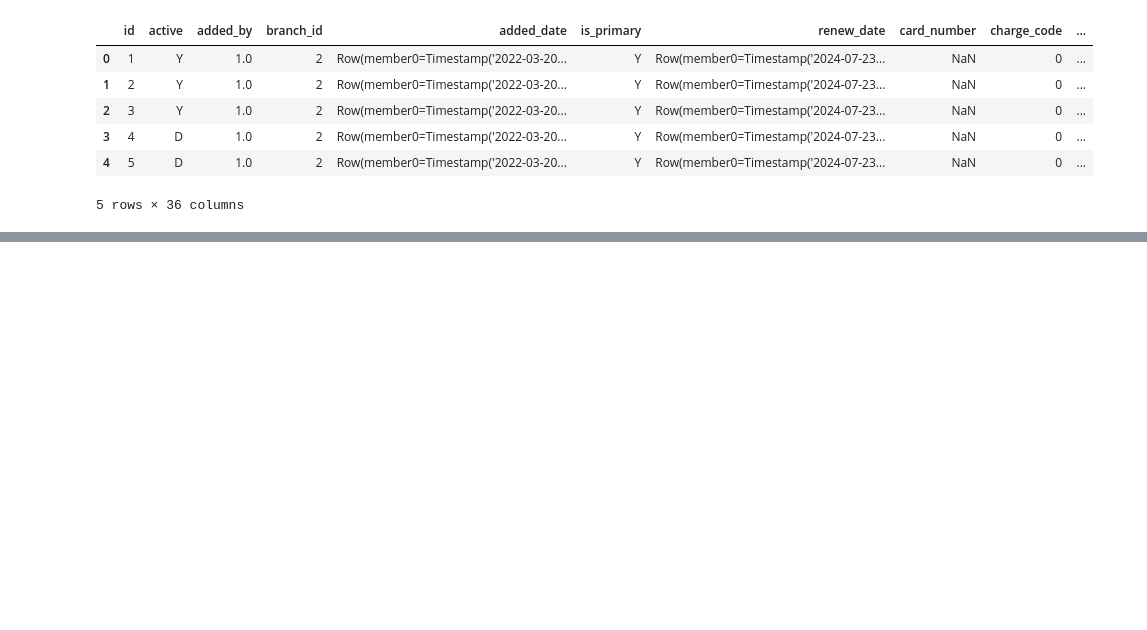
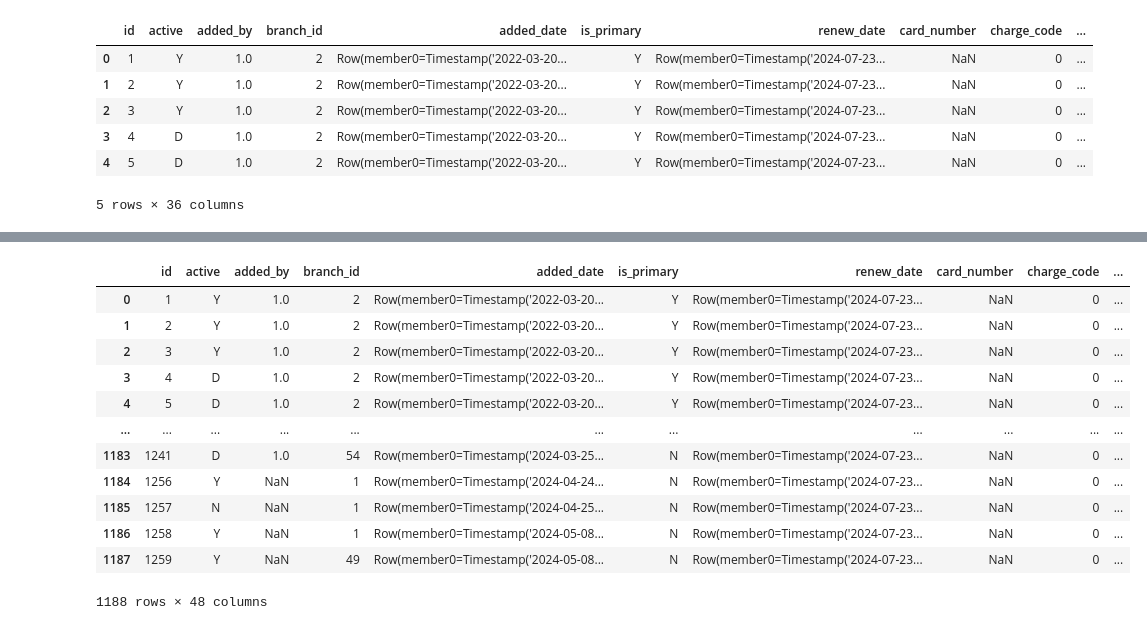
Before and after one commit to dlytica-gcp/masked_original, a Jupyter notebook: mobile_banking/bank_account/bank_account.ipynb, the cells around one changed output, grey strips where cells are left out. Drawn from its saved outputs; the diff is of its cells as text; code cells hidden in the pictures; blank space fills up the shorter version.

```diff
--- a/mobile_banking/bank_account/bank_account.ipynb
+++ b/mobile_banking/bank_account/bank_account.ipynb
@@ -1,7 +1,7 @@
 # %%
 import pandas as pd
-df_bank_acc=pd.read_excel("bank_account.xlsx")
-df_bank_acc.head()
+df_bankxp_bank_acc=pd.read_excel("bank_account.xlsx")
+df_bankxp_bank_acc.head()
 # %% [output]
 |  | id | active | added_by | branch_id | added_date | is_primary | renew_date | card_number | charge_code | ... |
 | 0 | 1 | Y | 1.0 | 2 | Row(member0=Timestamp('2022-03-20... | Y | Row(member0=Timestamp('2024-07-23... | NaN | 0 | ... |
@@ -12,0 +37,18 @@ df_bank_acc.head()
+# %%
+result = pd.merge(left=df_bankxp_bank_acc, right=df_cif_mask,how='left',left_on='account_owner_cbs_id',right_on='orgkey',suffixes=('_p', '_a'))
+
+result
+# %% [output]
+|  | id | active | added_by | branch_id | added_date | is_primary | renew_date | card_number | charge_code | ... |
+| 0 | 1 | Y | 1.0 | 2 | Row(member0=Timestamp('2022-03-20... | Y | Row(member0=Timestamp('2024-07-23... | NaN | 0 | ... |
+| 1 | 2 | Y | 1.0 | 2 | Row(member0=Timestamp('2022-03-20... | Y | Row(member0=Timestamp('2024-07-23... | NaN | 0 | ... |
+| 2 | 3 | Y | 1.0 | 2 | Row(member0=Timestamp('2022-03-20... | Y | Row(member0=Timestamp('2024-07-23... | NaN | 0 | ... |
+| 3 | 4 | D | 1.0 | 2 | Row(member0=Timestamp('2022-03-20... | Y | Row(member0=Timestamp('2024-07-23... | NaN | 0 | ... |
+| 4 | 5 | D | 1.0 | 2 | Row(member0=Timestamp('2022-03-20... | Y | Row(member0=Timestamp('2024-07-23... | NaN | 0 | ... |
+| ... | ... | ... | ... | ... | ... | ... | ... | ... | ... | ... |
+| 1183 | 1241 | D | 1.0 | 54 | Row(member0=Timestamp('2024-03-25... | N | Row(member0=Timestamp('2024-07-23... | NaN | 0 | ... |
+| 1184 | 1256 | Y | NaN | 1 | Row(member0=Timestamp('2024-04-24... | N | Row(member0=Timestamp('2024-07-23... | NaN | 0 | ... |
+| 1185 | 1257 | N | NaN | 1 | Row(member0=Timestamp('2024-04-25... | N | Row(member0=Timestamp('2024-07-23... | NaN | 0 | ... |
+| 1186 | 1258 | Y | NaN | 1 | Row(member0=Timestamp('2024-05-08... | N | Row(member0=Timestamp('2024-07-23... | NaN | 0 | ... |
+| 1187 | 1259 | Y | NaN | 49 | Row(member0=Timestamp('2024-05-08... | N | Row(member0=Timestamp('2024-07-23... | NaN | 0 | ... |
+1188 rows × 48 columns
```
Also changed, not shown: parts of 12 cells of this notebook, 11 other files.
